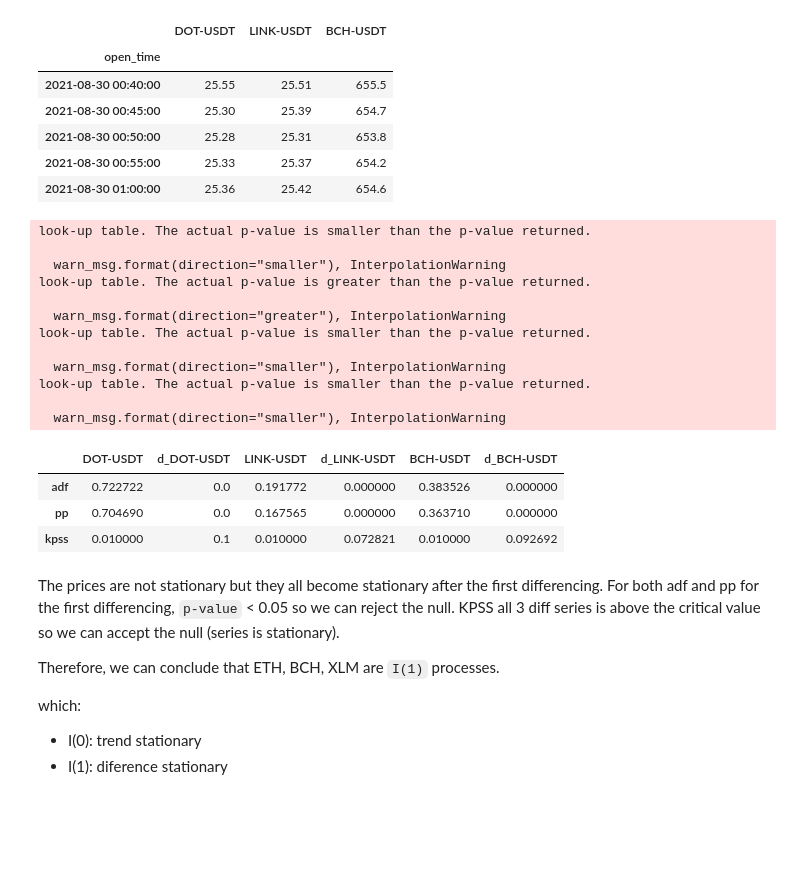
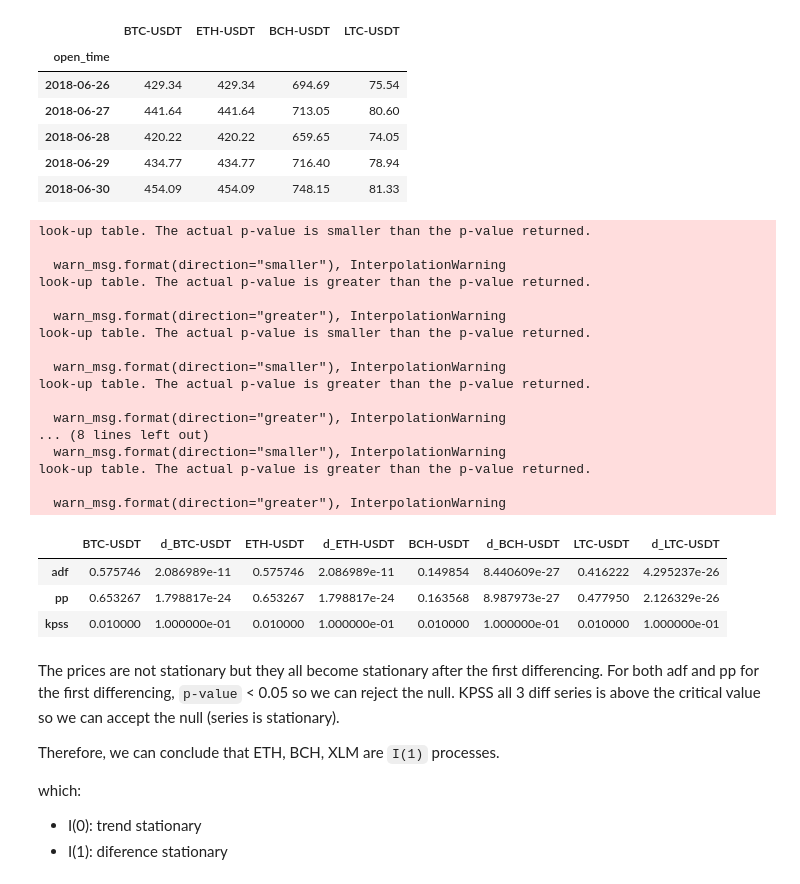
Before and after one commit to beannguyen/crypto-pair-trading, a Jupyter notebook: src/research/Engle-Granger Two-Step Method.ipynb, the cells around one changed output. Cells and saved outputs as stored; diff of their text form; code cells hidden in the pictures; blank space fills up the shorter version.

```diff
--- a/src/research/Engle-Granger Two-Step Method.ipynb
+++ b/src/research/Engle-Granger Two-Step Method.ipynb
@@ -17,34 +17,36 @@ DATA_PATH = '/mnt/d/Trading/trading-agent/crypto-pair-trading/data/5min'
 # %%
-selected_pairs = ['DOT-USDT', 'LINK-USDT', 'BCH-USDT']
+import traceback
+
+selected_pairs = ['BTC-USDT', 'ETH-USDT', 'BCH-USDT', 'LTC-USDT']
 
 data = []
-start_date = '2021-06-01'
+start_date = '2018-01-03'
 
 for symbol in selected_pairs:
     try:
         df = pd.read_csv(f'{DATA_PATH}/{symbol}.csv',
                         parse_dates=['open_time'],
                         index_col=['open_time'])
 
         df.rename(columns={'close': symbol}, inplace=True)
         # the data is too long, just limit to recent period
         data.append(df[df.index > start_date][symbol])
     except:
-        pass
+        traceback.print_exc()
 
 df = pd.concat(data, axis=1)
 df = df.dropna(axis=1, how='all')
 df.dropna(inplace=True, how='any')
 
 df.tail()
 # %% [output]
-|  | DOT-USDT | LINK-USDT | BCH-USDT |
-| open_time |  |  |  |
-| 2021-08-30 00:40:00 | 25.55 | 25.51 | 655.5 |
-| 2021-08-30 00:45:00 | 25.30 | 25.39 | 654.7 |
-| 2021-08-30 00:50:00 | 25.28 | 25.31 | 653.8 |
-| 2021-08-30 00:55:00 | 25.33 | 25.37 | 654.2 |
-| 2021-08-30 01:00:00 | 25.36 | 25.42 | 654.6 |
+|  | BTC-USDT | ETH-USDT | BCH-USDT | LTC-USDT |
+| open_time |  |  |  |  |
+| 2018-06-26 | 429.34 | 429.34 | 694.69 | 75.54 |
+| 2018-06-27 | 441.64 | 441.64 | 713.05 | 80.60 |
+| 2018-06-28 | 420.22 | 420.22 | 659.65 | 74.05 |
+| 2018-06-29 | 434.77 | 434.77 | 716.40 | 78.94 |
+| 2018-06-30 | 454.09 | 454.09 | 748.15 | 81.33 |
 # %%
 def adf_test(timeseries, verbose=False):
     dftest = adfuller(timeseries, autolag='AIC')
@@ -129,13 +131,18 @@ look-up table. The actual p-value is greater than the p-value returned.
 look-up table. The actual p-value is smaller than the p-value returned.
 
   warn_msg.format(direction="smaller"), InterpolationWarning
-look-up table. The actual p-value is smaller than the p-value returned.
+look-up table. The actual p-value is greater than the p-value returned.
 
+  warn_msg.format(direction="greater"), InterpolationWarning
+... (8 lines left out)
   warn_msg.format(direction="smaller"), InterpolationWarning
+look-up table. The actual p-value is greater than the p-value returned.
+
+  warn_msg.format(direction="greater"), InterpolationWarning
-|  | DOT-USDT | d_DOT-USDT | LINK-USDT | d_LINK-USDT | BCH-USDT | d_BCH-USDT |
-| adf | 0.722722 | 0.0 | 0.191772 | 0.000000 | 0.383526 | 0.000000 |
-| pp | 0.704690 | 0.0 | 0.167565 | 0.000000 | 0.363710 | 0.000000 |
-| kpss | 0.010000 | 0.1 | 0.010000 | 0.072821 | 0.010000 | 0.092692 |
+|  | BTC-USDT | d_BTC-USDT | ETH-USDT | d_ETH-USDT | BCH-USDT | d_BCH-USDT | LTC-USDT | d_LTC-USDT |
+| adf | 0.575746 | 2.086989e-11 | 0.575746 | 2.086989e-11 | 0.149854 | 8.440609e-27 | 0.416222 | 4.295237e-26 |
+| pp | 0.653267 | 1.798817e-24 | 0.653267 | 1.798817e-24 | 0.163568 | 8.987973e-27 | 0.477950 | 2.126329e-26 |
+| kpss | 0.010000 | 1.000000e-01 | 0.010000 | 1.000000e-01 | 0.010000 | 1.000000e-01 | 0.010000 | 1.000000e-01 |
 # %% [markdown]
 The prices are not stationary but they all become stationary after the first differencing.
 For both adf and pp for the first differencing, `p-value` < 0.05 so we can reject the null.
```
Also changed, not shown: parts of 12 cells of this notebook, 3 other files.
